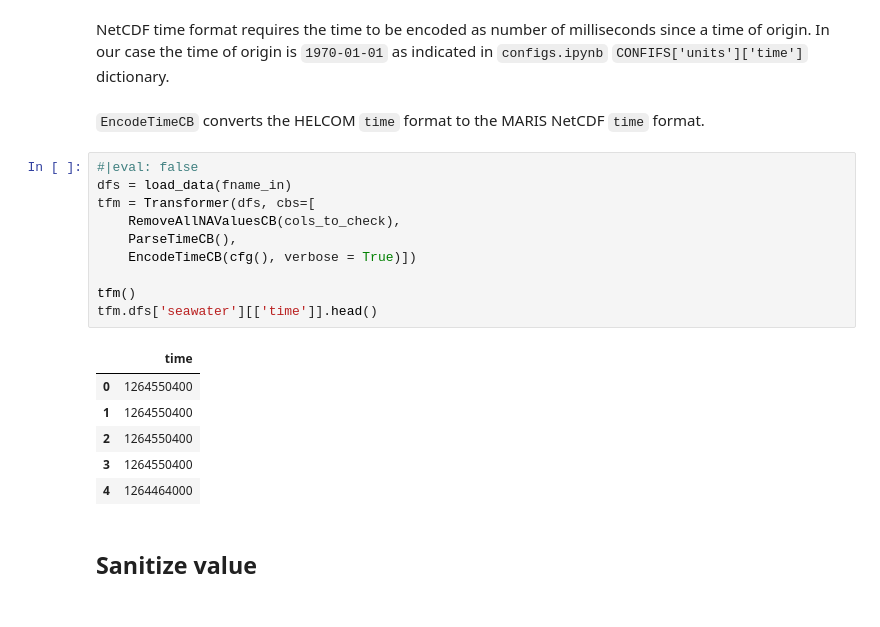
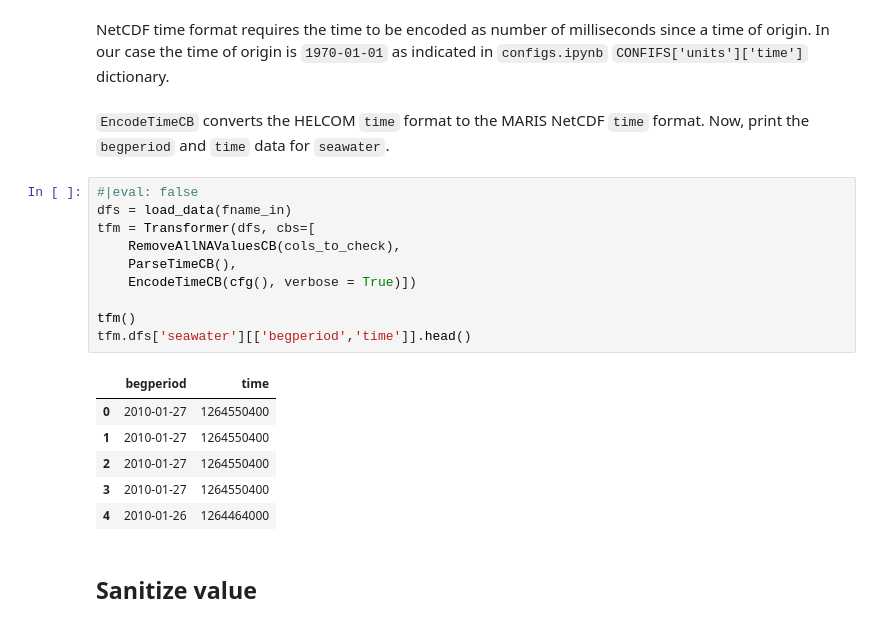
Before and after one commit to franckalbinet/marisco, a Jupyter notebook: nbs/handlers/_ospar.ipynb, the cells around one changed output. Saved outputs shown, nothing was run; the diff lists cells and outputs as text.

```diff
--- a/nbs/handlers/_ospar.ipynb
+++ b/nbs/handlers/_ospar.ipynb
@@ -675,24 +593,24 @@ Number of rows in tfm.dfs + Number of dropped rows     18856  15314
 # %% [markdown]
 NetCDF time format requires the time to be encoded as number of milliseconds since a time of origin. In our case the time of origin is `1970-01-01` as indicated in `configs.ipynb` `CONFIFS['units']['time']` dictionary.
 # %% [markdown]
-`EncodeTimeCB` converts the HELCOM `time` format to the MARIS NetCDF `time` format.
+`EncodeTimeCB` converts the HELCOM `time` format to the MARIS NetCDF `time` format. Now, print the ``begperiod`` and `time` data for `seawater`.
 # %%
 #|eval: false
 dfs = load_data(fname_in)
 tfm = Transformer(dfs, cbs=[
     RemoveAllNAValuesCB(cols_to_check),
     ParseTimeCB(),
     EncodeTimeCB(cfg(), verbose = True)])
 
 tfm()
-tfm.dfs['seawater'][['time']].head()
+tfm.dfs['seawater'][['begperiod','time']].head()
 # %% [output]
-|  | time |
-| 0 | 1264550400 |
-| 1 | 1264550400 |
-| 2 | 1264550400 |
-| 3 | 1264550400 |
-| 4 | 1264464000 |
+|  | begperiod | time |
+| 0 | 2010-01-27 | 1264550400 |
+| 1 | 2010-01-27 | 1264550400 |
+| 2 | 2010-01-27 | 1264550400 |
+| 3 | 2010-01-27 | 1264550400 |
+| 4 | 2010-01-26 | 1264464000 |
 # %% [markdown]
 ## Sanitize value
 # %% [markdown]
```
Also changed, not shown: parts of 119 cells of this notebook, 2 other files.
